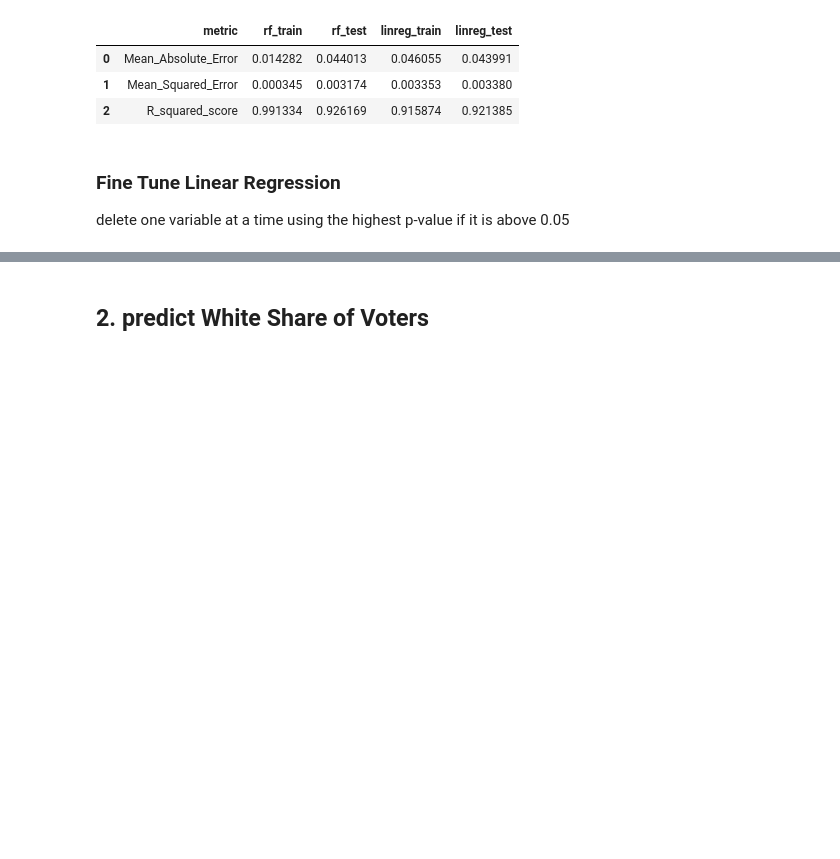
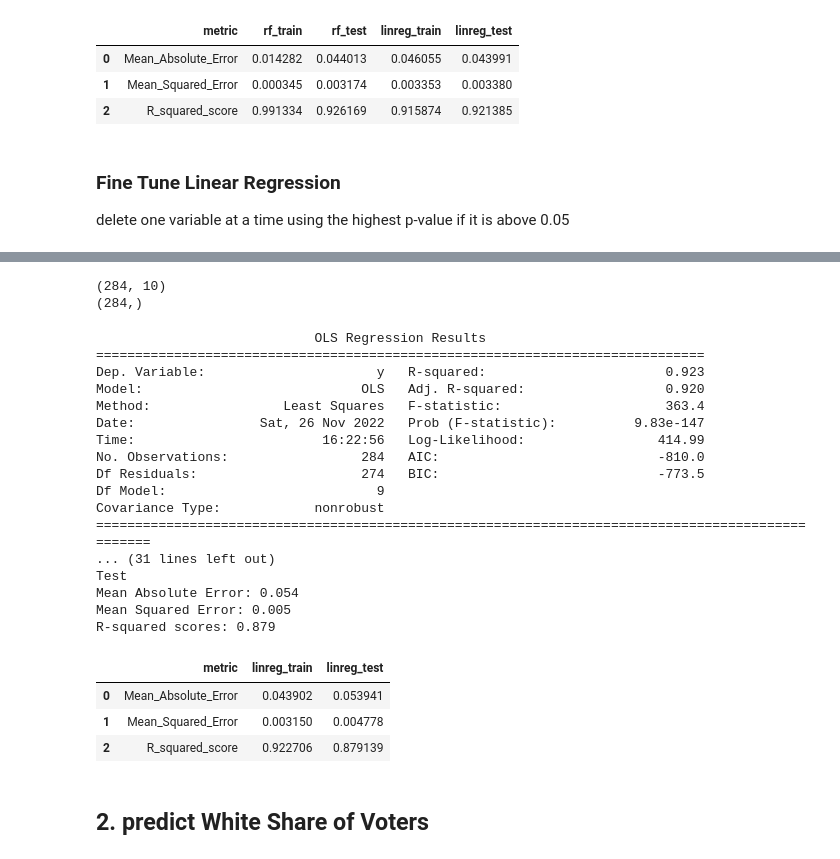
Before and after one commit to jnshzk/capstone, a Jupyter notebook: Census_models.ipynb, the cells around one changed output, grey strips where cells are left out. Cells and saved outputs as stored; diff of their text form; code cells hidden in the pictures; blank space fills up the shorter version.

```diff
--- a/Census_models.ipynb
+++ b/Census_models.ipynb
@@ -933,6 +947,33 @@ R-squared scores: 0.916
 | 0 | Mean_Absolute_Error | 0.045512 | 0.045994 |
 | 1 | Mean_Squared_Error | 0.003362 | 0.003608 |
 | 2 | R_squared_score | 0.915806 | 0.915698 |
+# %%
+df_turnout.drop(columns = 'population_proper', inplace= True)
+train_lrg_sm(df_turnout, 'turnout')
+# %% [output]
+(284, 10)
+(284,)
+                            OLS Regression Results
+==============================================================================
+Dep. Variable:                      y   R-squared:                       0.923
+Model:                            OLS   Adj. R-squared:                  0.920
+Method:                 Least Squares   F-statistic:                     363.4
+Date:                Sat, 26 Nov 2022   Prob (F-statistic):          9.83e-147
+Time:                        16:22:56   Log-Likelihood:                 414.99
+No. Observations:                 284   AIC:                            -810.0
+Df Residuals:                     274   BIC:                            -773.5
+Df Model:                           9
+Covariance Type:            nonrobust
+==================================================================================================
+... (31 lines left out)
+Test
+Mean Absolute Error: 0.054
+Mean Squared Error: 0.005
+R-squared scores: 0.879
+|  | metric | linreg_train | linreg_test |
+| 0 | Mean_Absolute_Error | 0.043902 | 0.053941 |
+| 1 | Mean_Squared_Error | 0.003150 | 0.004778 |
+| 2 | R_squared_score | 0.922706 | 0.879139 |
 # %% [markdown]
 ## 2. predict White Share of Voters
 # %%
```
Also changed, not shown: parts of 49 cells of this notebook.
